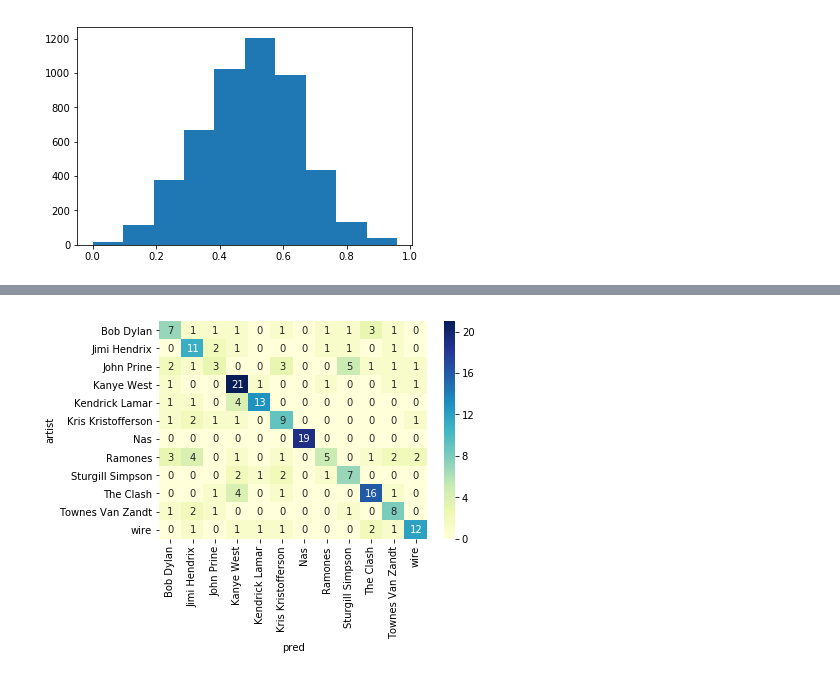
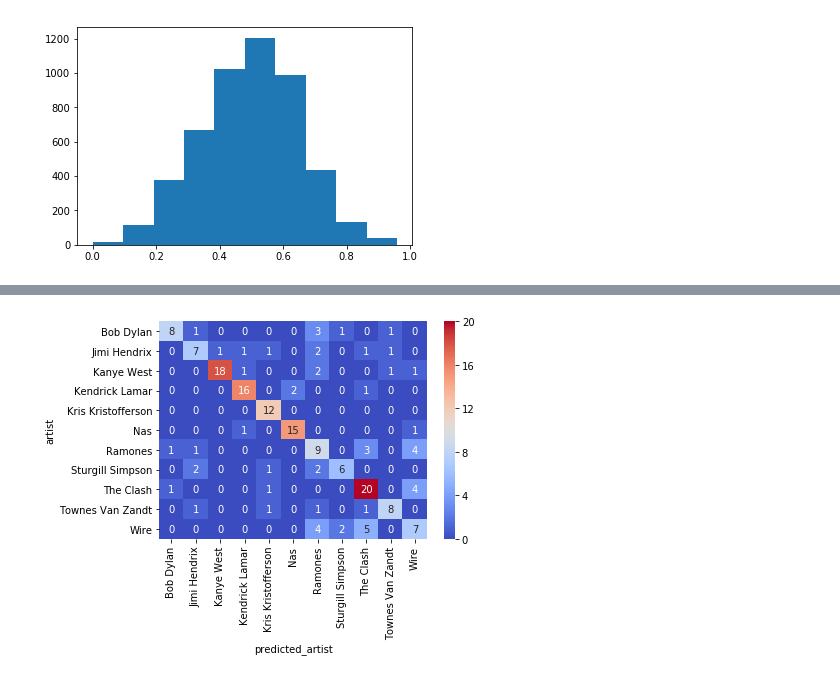
Before and after one commit to George-Mendoza/Natural-Language-Processing, a Jupyter notebook: Capstone 2.ipynb, the cells around one changed output, grey strips where cells are left out. Drawn from its saved outputs; the diff is of its cells as text; code cells hidden in the pictures.

```diff
--- a/Capstone 2.ipynb
+++ b/Capstone 2.ipynb
@@ -305,17 +315,19 @@ from sklearn.linear_model import SGDClassifier
 from sklearn.feature_extraction import text
 
 stop_words = text.ENGLISH_STOP_WORDS.union(['yeah', 'ya', 'no', 'woah', 'ooh'])
+# %%
+lyrics = lyrics[lyrics['text'] != '(instrumental)']
 # %%
 #VERSION 1
 
-y = match_up['artist']
+y = lyrics['artist']
 
-X_train, X_test, y_train, y_test = train_test_split(match_up['text'], y, test_size=0.5, random_state=42, stratify=y)
+X_train, X_test, y_train, y_test = train_test_split(lyrics['text'], y, test_size=0.4, random_state=13, stratify=y)
 
 text_clf = Pipeline([('vect', CountVectorizer(stop_words=stop_words)),
                      ('tfidf', TfidfTransformer()),
                      ('clf-svm', SGDClassifier(loss='hinge', penalty='l2',
-                                               alpha=1e-3, n_iter=5, random_state=42))])
+                                               alpha=1e-3, n_iter=5, random_state=13))])
 
 text_clf.fit(X_train, y_train)
 pred = text_clf.predict(X_test)
@@ -364,0 +357,5 @@ rig.sort_values('artist')
+# %%
+rig = lyrics.merge(rig, how='inner', on='text')
+rig = rig[['album', 'track_n', 'title', 'text', 'artist_x', 'pred', 'count']].sort_values(['artist_x', 'album', 'track_n'])
+rig.columns = ['album', 'track_n', 'song_title', 'text', 'artist', 'predicted_artist', 'count']
+rig
@@ -365,5 +380,5 @@ rig.sort_values('artist')
 # %%
-info = rig[['artist', 'pred', 'count']]
-info = pd.pivot_table(info, values='count', index='artist', columns=['pred'], aggfunc=np.sum, fill_value=0)
+info = rig[['artist', 'predicted_artist', 'count']]
+info = pd.pivot_table(info, values='count', index='artist', columns=['predicted_artist'], aggfunc=np.sum, fill_value=0)
 info
 # %% [output]
@@ -384,5 +398,5 @@ info
 # %%
-sns.heatmap(info, cmap="YlGnBu", annot=True)
+sns.heatmap(info, cmap='coolwarm', annot=True)
 plt.show()
 # %% [output]
-[figure, old version]
+[figure, new version]
```
Also changed, not shown: parts of 14 cells of this notebook, 2 other files.
